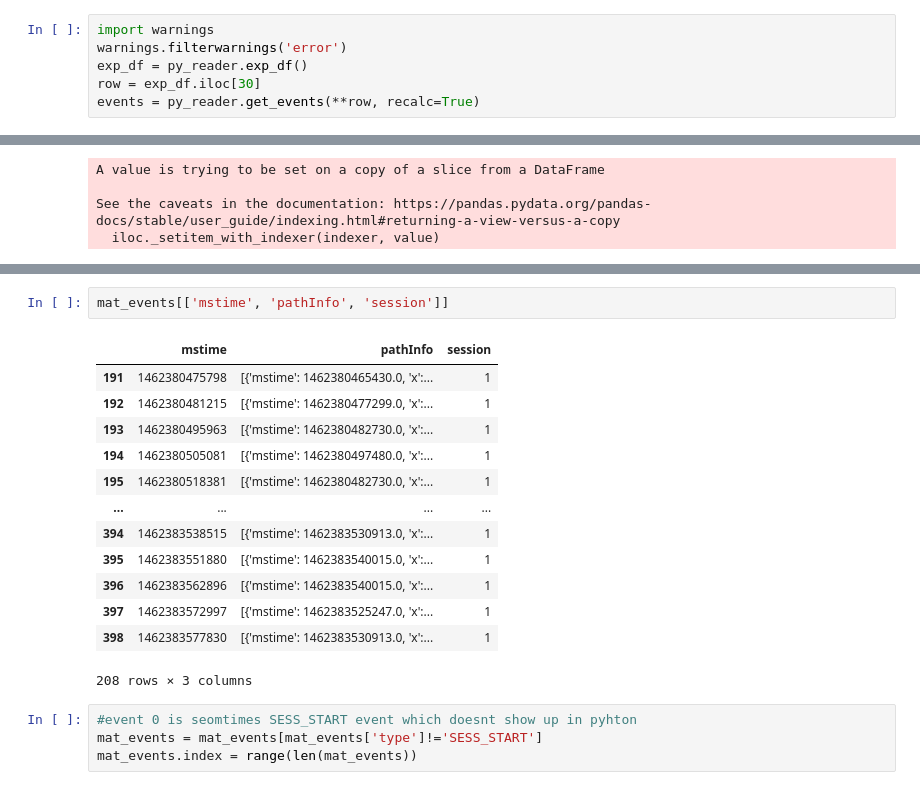
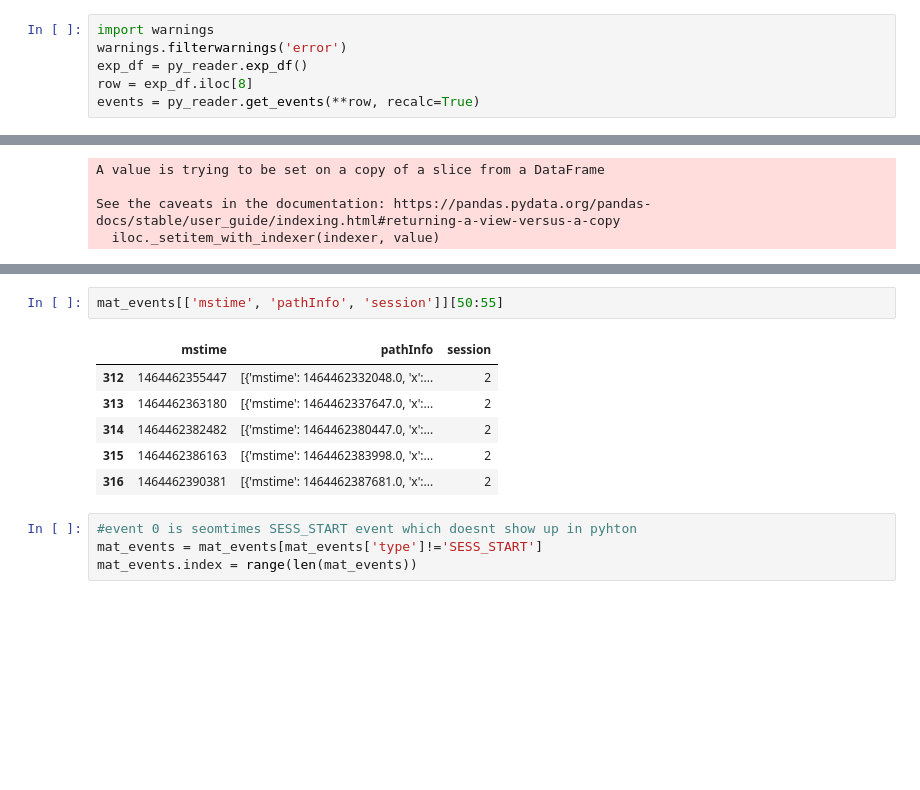
Before and after one commit to shaigoldman/TH_Event_Reader, a Jupyter notebook: EventsTester.ipynb, the cells around one changed output, grey strips where cells are left out. Saved outputs shown, nothing was run; the diff lists cells and outputs as text; blank space fills up the shorter version.

```diff
--- a/EventsTester.ipynb
+++ b/EventsTester.ipynb
@@ -9,7 +9,7 @@ pd.set_option('display.max_columns', None)
 import warnings
 warnings.filterwarnings('error')
 exp_df = py_reader.exp_df()
-row = exp_df.iloc[30]
+row = exp_df.iloc[8]
 events = py_reader.get_events(**row, recalc=True)
 # %%
 row.pop('session')
@@ -39,19 +32,12 @@ events[['mstime', 'pathInfo', 'session', 'original_session_ID']]
 # %%
-mat_events[['mstime', 'pathInfo', 'session']]
+mat_events[['mstime', 'pathInfo', 'session']][50:55]
 # %% [output]
 |  | mstime | pathInfo | session |
-| 191 | 1462380475798 | [{'mstime': 1462380465430.0, 'x':... | 1 |
-| 192 | 1462380481215 | [{'mstime': 1462380477299.0, 'x':... | 1 |
-| 193 | 1462380495963 | [{'mstime': 1462380482730.0, 'x':... | 1 |
-| 194 | 1462380505081 | [{'mstime': 1462380497480.0, 'x':... | 1 |
-| 195 | 1462380518381 | [{'mstime': 1462380482730.0, 'x':... | 1 |
-| ... | ... | ... | ... |
-| 394 | 1462383538515 | [{'mstime': 1462383530913.0, 'x':... | 1 |
-| 395 | 1462383551880 | [{'mstime': 1462383540015.0, 'x':... | 1 |
-| 396 | 1462383562896 | [{'mstime': 1462383540015.0, 'x':... | 1 |
-| 397 | 1462383572997 | [{'mstime': 1462383525247.0, 'x':... | 1 |
-| 398 | 1462383577830 | [{'mstime': 1462383530913.0, 'x':... | 1 |
+| 312 | 1464462355447 | [{'mstime': 1464462332048.0, 'x':... | 2 |
+| 313 | 1464462363180 | [{'mstime': 1464462337647.0, 'x':... | 2 |
+| 314 | 1464462382482 | [{'mstime': 1464462380447.0, 'x':... | 2 |
+| 315 | 1464462386163 | [{'mstime': 1464462383998.0, 'x':... | 2 |
+| 316 | 1464462390381 | [{'mstime': 1464462387681.0, 'x':... | 2 |
-208 rows × 3 columns
 # %%
 #event 0 is seomtimes SESS_START event which doesnt show up in pyhton
 mat_events = mat_events[mat_events['type']!='SESS_START']
```
Also changed, not shown: parts of 5 cells of this notebook, 1 other file.
